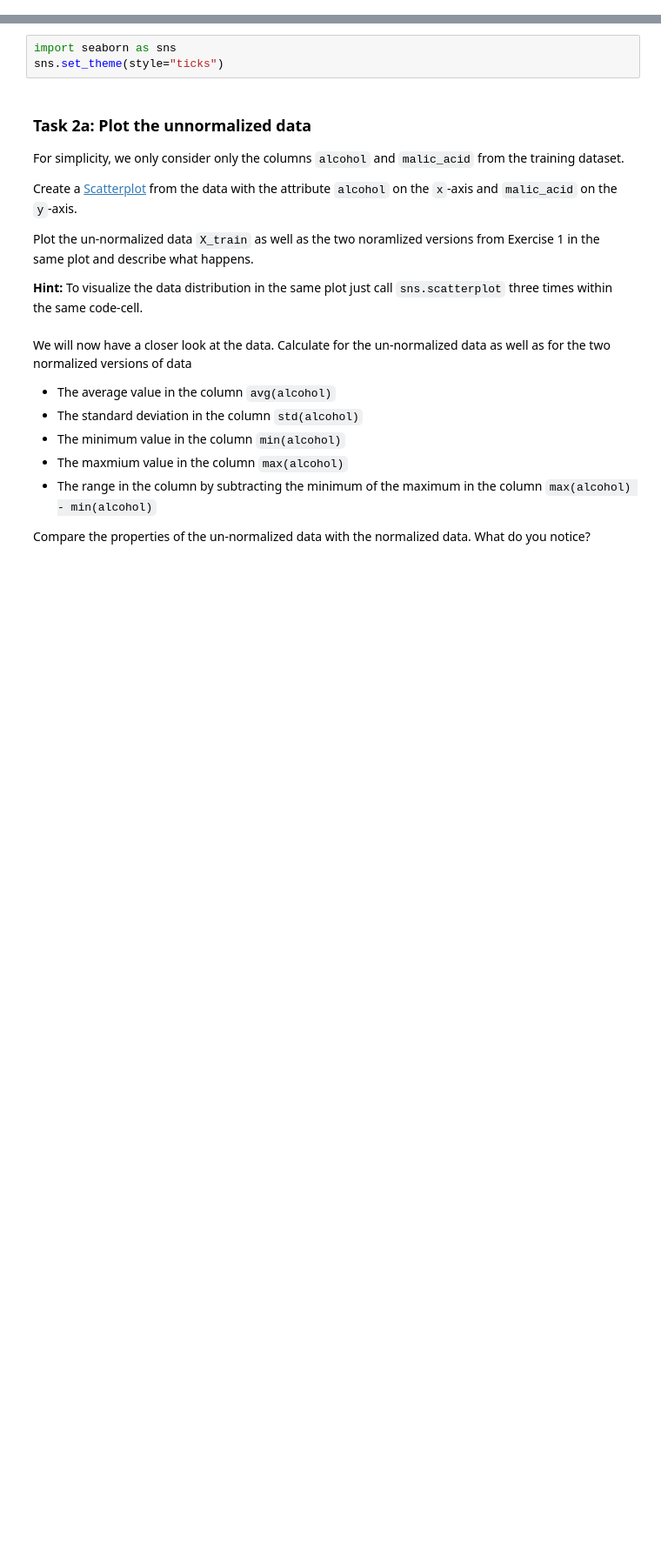
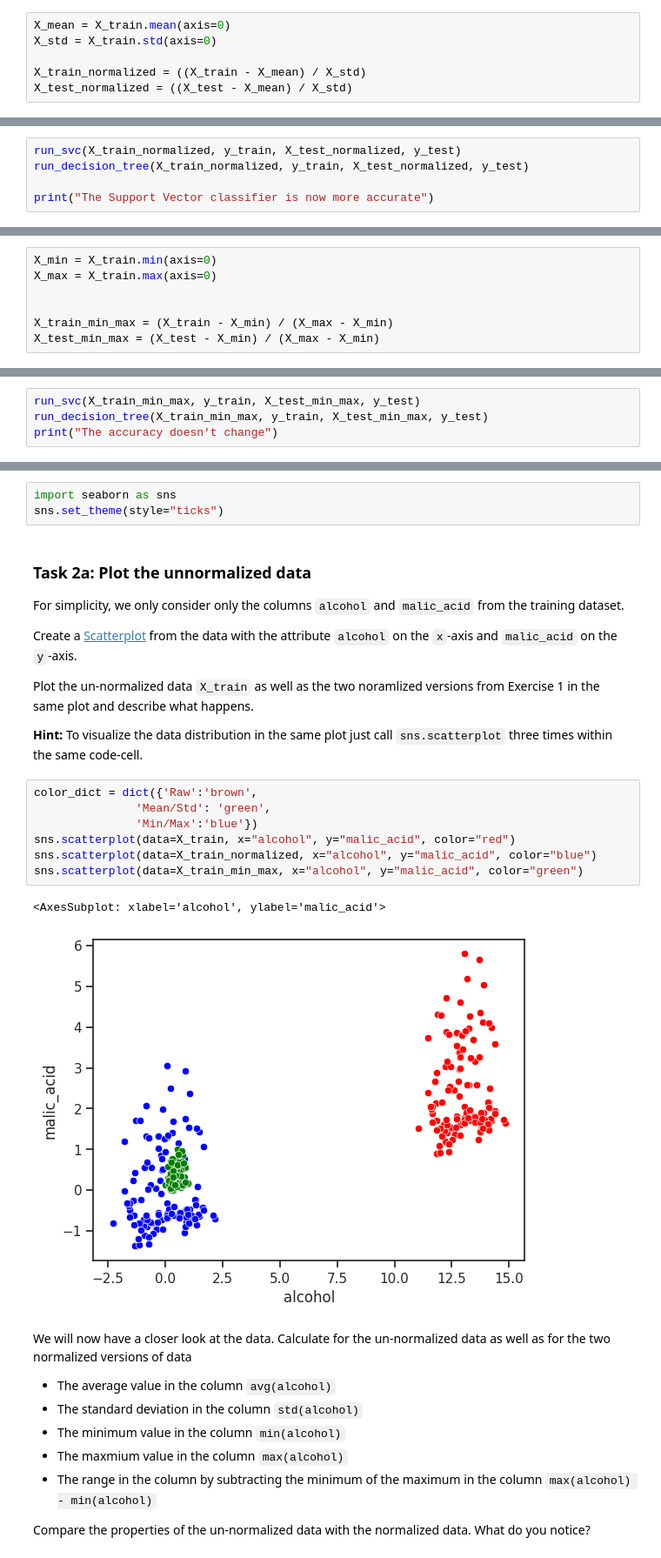
Before and after one commit to jaypi95/mldm_hs22, a Jupyter notebook: labs/L01_Data-Processing_LAB_ASSIGNMENT.ipynb, the cells around one changed output, grey strips where cells are left out. Shown at 87% size. Cells and saved outputs as stored; diff of their text form; blank space fills up the shorter version.

```diff
--- a/labs/L01_Data-Processing_LAB_ASSIGNMENT.ipynb
+++ b/labs/L01_Data-Processing_LAB_ASSIGNMENT.ipynb
@@ -64,5 +100,16 @@ $$X_{normalized} = \frac{X-\mu_X}{\sigma_X}$$
 Calculate the mean and standard deviation __on the training data__ only (also when you normalize the testing dataset).
 
 `Pandas` provides built-in functions to calculate the average and the standard deviation. For example, `X_train.mean()` returns the average value per feature in the training dataset while `X_train.std()` returns the standard deviation per feature.
+# %%
+X_mean = X_train.mean(axis=0)
+X_std = X_train.std(axis=0)
+
+X_train_normalized = ((X_train - X_mean) / X_std)
+X_test_normalized = ((X_test - X_mean) / X_std)
 # %% [markdown]
 Call the two classification functions again with the normalized data and report the changes in accuracy. What do you notice?
+# %%
+run_svc(X_train_normalized, y_train, X_test_normalized, y_test)
+run_decision_tree(X_train_normalized, y_train, X_test_normalized, y_test)
+
+print("The Support Vector classifier is now more accurate")
@@ -74,5 +125,16 @@ Repeat the task 1b but use the following formula to normalize tha data:
 $$X_{normalized} = \frac{X-X_{min}}{X_{max} - X_{min}}$$
 
 Again, calculate the mean and standard deviation __on the training data__ only (also when you normalize the testing dataset) and use the built-in function `X_train.min()` resp. `X_train.max()`.
+# %%
+X_min = X_train.min(axis=0)
+X_max = X_train.max(axis=0)
+
+
+X_train_min_max = (X_train - X_min) / (X_max - X_min)
+X_test_min_max = (X_test - X_min) / (X_max - X_min)
 # %% [markdown]
 Call the two classification functions again with the normalized data and report the changes in accuracy. What do you notice?
+# %%
+run_svc(X_train_min_max, y_train, X_test_min_max, y_test)
+run_decision_tree(X_train_min_max, y_train, X_test_min_max, y_test)
+print("The accuracy doesn't change")
@@ -98,6 +164,16 @@ Create a [Scatterplot](https://seaborn.pydata.org/generated/seaborn.scatterplot.
 Plot the un-normalized data `X_train` as well as the two noramlized versions from Exercise 1 in the same plot and describe what happens.
 
 __Hint:__ To visualize the data distribution in the same plot just call `sns.scatterplot` three times within the same code-cell.
+# %%
+color_dict = dict({'Raw':'brown',
+               'Mean/Std': 'green',
+               'Min/Max':'blue'})
+sns.scatterplot(data=X_train, x="alcohol", y="malic_acid", color="red")
+sns.scatterplot(data=X_train_normalized, x="alcohol", y="malic_acid", color="blue")
+sns.scatterplot(data=X_train_min_max, x="alcohol", y="malic_acid", color="green")
+# %% [output]
+<AxesSubplot: xlabel='alcohol', ylabel='malic_acid'>
+[figure, added]
 # %% [markdown]
 We will now have a closer look at the data. Calculate for the un-normalized data as well as for the two normalized versions of data
 
```
Also changed, not shown: parts of 10 cells of this notebook.
